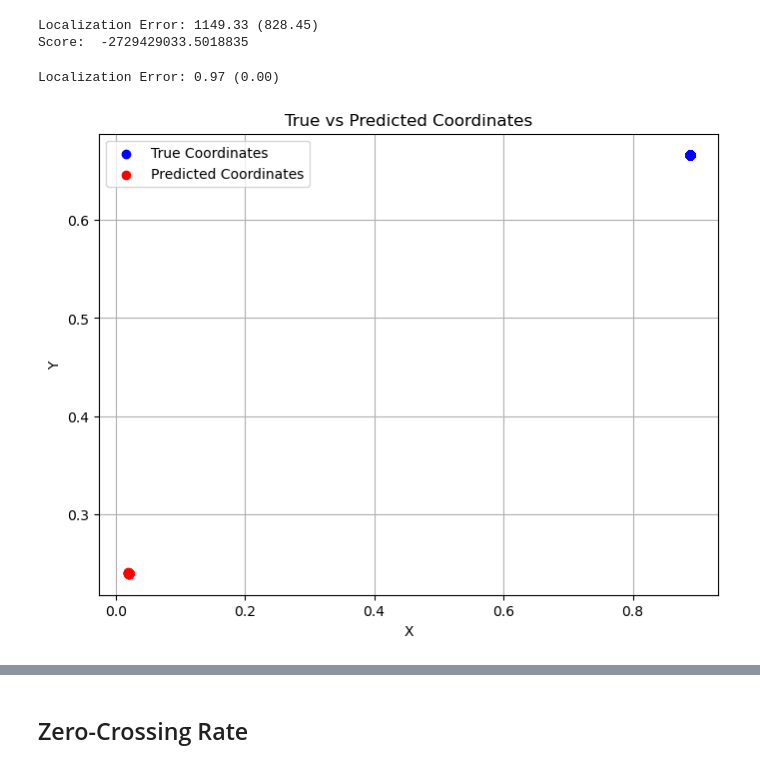
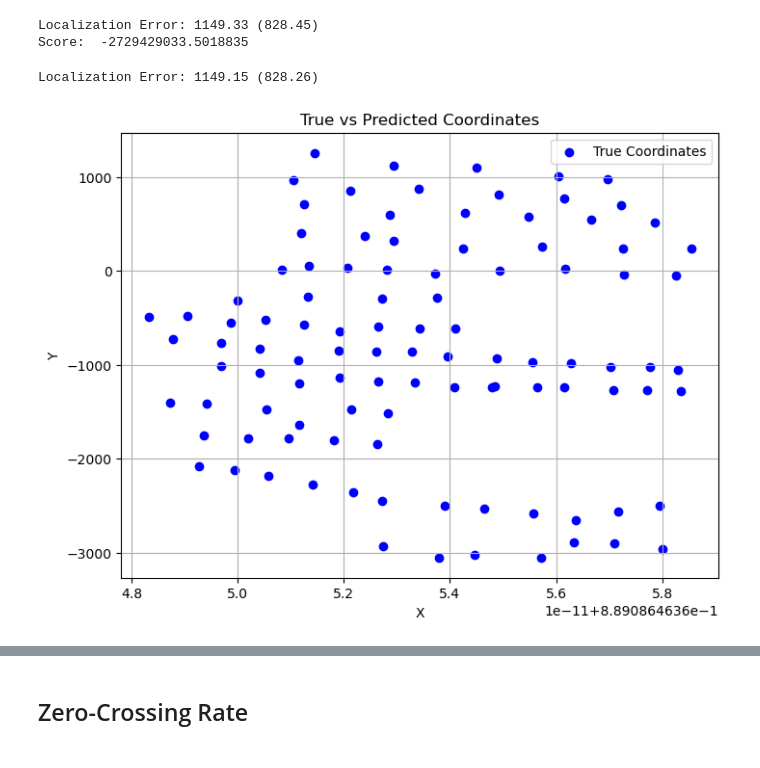
Before and after one commit to christopherT02/Acoustic-Hackathon, a Jupyter notebook: src/data.ipynb, the cells around one changed output, grey strips where cells are left out. Saved outputs shown, nothing was run; the diff lists cells and outputs as text; code cells hidden in the pictures.

Commit message:
feat: add plot predictions/true

```diff
--- a/src/data.ipynb
+++ b/src/data.ipynb
@@ -449,7 +449,7 @@ for rms, coordinates in dataset_h2:
 predicted_coordinates = np.array(predicted_coordinates)
 # %%
 errors = []
-for pred_coords, true_coords in zip(predicted_coordinates, val_coordinates):
+for pred_coords, true_coords in zip(predicted_coordinates, dataset_h2.coordinates):
     error = euclidean_distance(pred_coords, true_coords)
     errors.append(error)
 
@@ -459,24 +459,22 @@ stdev_error = np.std(errors)
 
 print("Localization Error: {:.2f} ({:.2f})".format(mean_error, stdev_error))
 # %% [output]
-Localization Error: 0.97 (0.00)
+Localization Error: 1149.15 (828.26)
 # %%
-import matplotlib.pyplot as plt
-
 # Concatenate all true and predicted coordinates from all data points
-all_true_coords = val_coordinates.reshape(-1, 2)
+all_true_coords = dataset_h2.coordinates.reshape(-1, 2)
 all_pred_coords = predicted_coordinates.reshape(-1, 2)
 
 # Plot all true and predicted coordinates on a single graph
 plt.figure(figsize=(8, 6))
-#plt.scatter(all_true_coords[:, 0], all_true_coords[:, 1], color='blue', label='True Coordinates')
-plt.scatter(all_pred_coords[:, 0], all_pred_coords[:, 1], color='red', label='Predicted Coordinates')
+plt.scatter(all_true_coords[:, 0], all_true_coords[:, 1], color='blue', label='True Coordinates')
+#plt.scatter(all_pred_coords[:, 0], all_pred_coords[:, 1], color='red', label='Predicted Coordinates')
 
 plt.xlabel('X')
 plt.ylabel('Y')
 plt.title('True vs Predicted Coordinates')
 plt.legend()
 plt.grid(True)
 plt.show()
 # %% [output]
-[figure, old version]
+[figure, new version]
```
Also changed, not shown: parts of 1 cell of this notebook.
